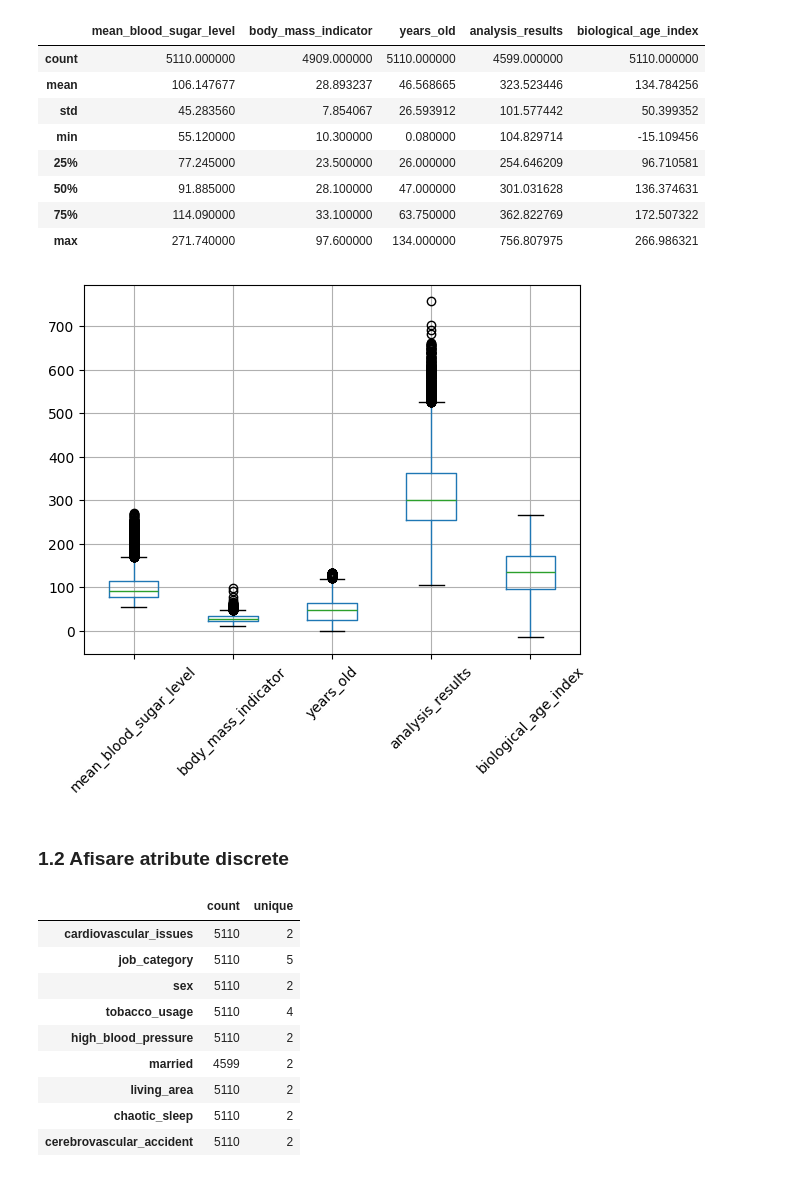
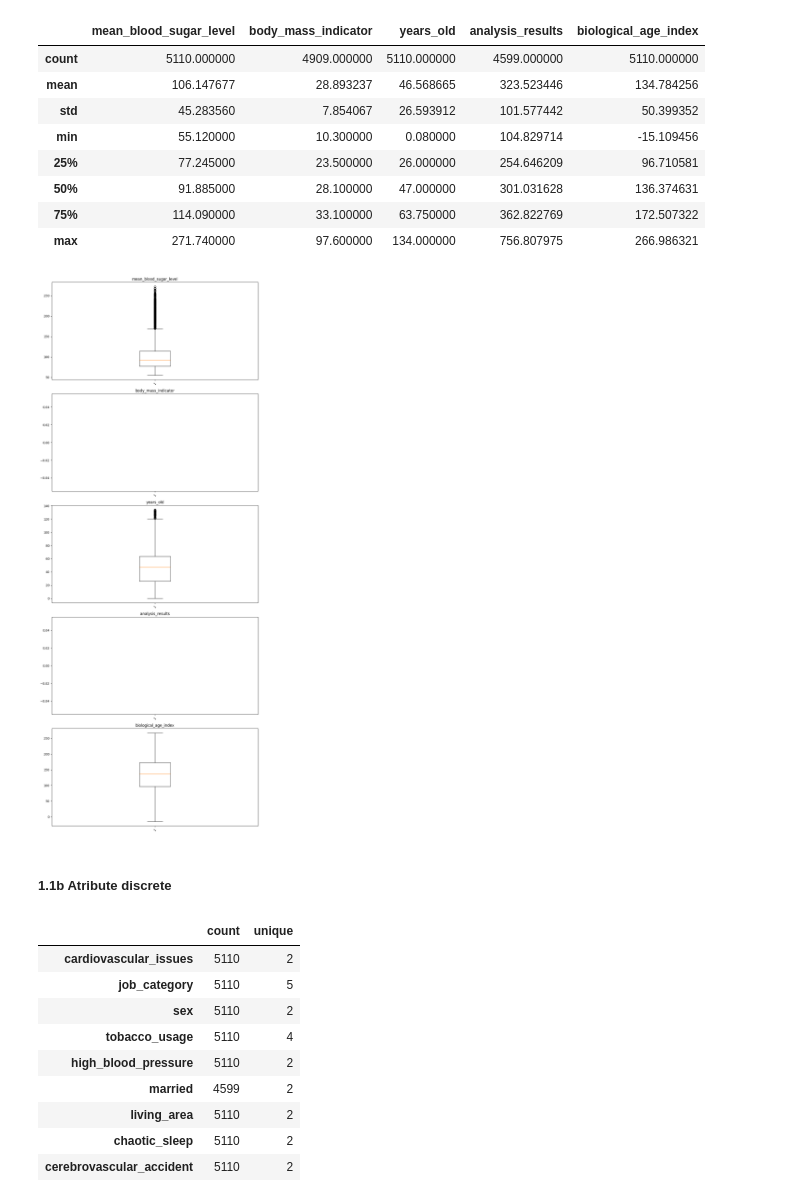
Before and after one commit to Earthbert/IA-project2, a Jupyter notebook: project.ipynb, the cells around one changed output. Drawn from its saved outputs; the diff is of its cells as text; code cells hidden in the pictures.

Commit message:
Finish data analysis
Signed-off-by: earthbert <daraban_timotei@tutanota.com>

```diff
--- a/project.ipynb
+++ b/project.ipynb
@@ -23,8 +28,11 @@ def plot_category_features(data: pd.DataFrame, features: list[str]):
     plt.tight_layout()
     plt.show()
-# %%
-def show_boxplot(data: pd.DataFrame, features: list[str]):
-    plt.clf()
-    data[features].boxplot()
-    plt.xticks(rotation=45)
-    plt.show()
+# %%
+def show_boxplot(data: pd.DataFrame, features: list[str]):
+    fig, axs = plt.subplots(len(features), 1, figsize=(10, 5*len(features)))
+    for i, feature in enumerate(features):
+        axs[i].boxplot(data[feature])
+        axs[i].set_title(feature)
+        axs[i].tick_params(axis='x', rotation=45)
+    plt.tight_layout()
+    plt.show()
@@ -32,12 +91,12 @@ def show_boxplot(data: pd.DataFrame, features: list[str]):
 ### AVC
 # %%
 # Load the data
-full_data : pd.DataFrame = pd.read_csv('data/AVC_full.csv')
-train_data : pd.DataFrame = pd.read_csv('data/AVC_train.csv')
-test_data : pd.DataFrame = pd.read_csv('data/AVC_test.csv')
+avc_full_data : pd.DataFrame = pd.read_csv('data/AVC_full.csv')
+avc_train_data : pd.DataFrame = pd.read_csv('data/AVC_train.csv')
+avc_test_data : pd.DataFrame = pd.read_csv('data/AVC_test.csv')
 
 # Show the data
-full_data.head()
+avc_full_data.head()
 # %% [output]
 |  | mean_blood_sugar_level | cardiovascular_issues | job_category | body_mass_indicator | sex | tobacco_usage | ... |
 | 0 | 228.69 | 1 | private_sector | 36.6 | M | ex-smoker | ... |
@@ -48,5 +107,7 @@ full_data.head()
 # %%
 # Data types
 
-continuous_features : list[str] = ['mean_blood_sugar_level', 'body_mass_indicator', 'years_old', 'analysis_results', 'biological_age_index']
-category_features : list[str] = ['cardiovascular_issues', 'job_category', 'sex', 'tobacco_usage', 'high_blood_pressure', 'married', 'living_area', 'chaotic_sleep', 'cerebrovascular_accident']
+avc_continuous_features : list[str] = ['mean_blood_sugar_level', 'body_mass_indicator', 'years_old', 'analysis_results', 'biological_age_index']
+avc_category_features : list[str] = ['cardiovascular_issues', 'job_category', 'sex', 'tobacco_usage', 'high_blood_pressure', 'married', 'living_area', 'chaotic_sleep', 'cerebrovascular_accident']
+
+avc_target_category : str = 'cerebrovascular_accident'
@@ -64,10 +127,10 @@ display(full_data[continuous_features].describe())
 | 50% | 91.885000 | 28.100000 | 47.000000 | 301.031628 | 136.374631 |
 | 75% | 114.090000 | 33.100000 | 63.750000 | 362.822769 | 172.507322 |
 | max | 271.740000 | 97.600000 | 134.000000 | 756.807975 | 266.986321 |
-# %%
-show_boxplot(full_data, continuous_features)
-# %% [output]
-[figure, removed]
+# %%
+show_boxplot(avc_full_data, avc_continuous_features)
+# %% [output]
+[figure, added]
 # %% [markdown]
-### 1.2 Afisare atribute discrete
+##### 1.1b Atribute discrete
 # %%
```
Also changed, not shown: parts of 36 cells of this notebook.
